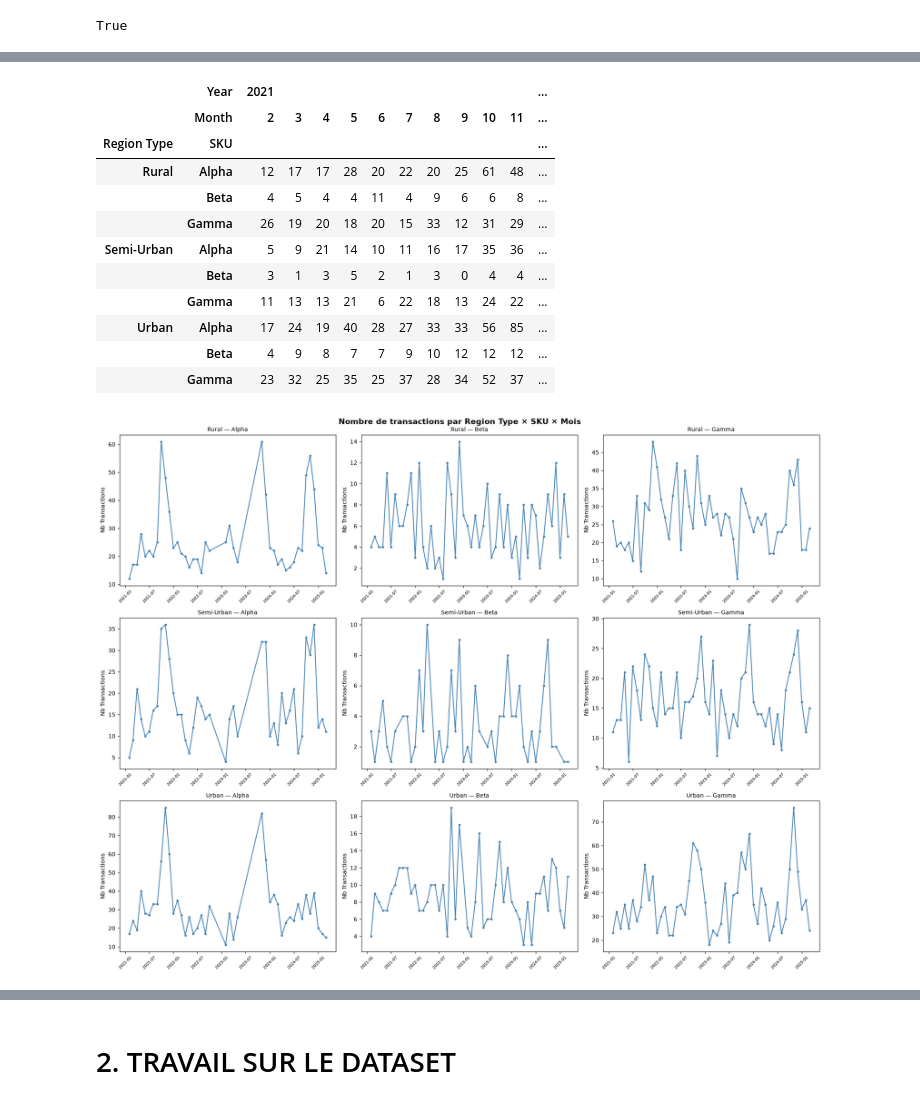
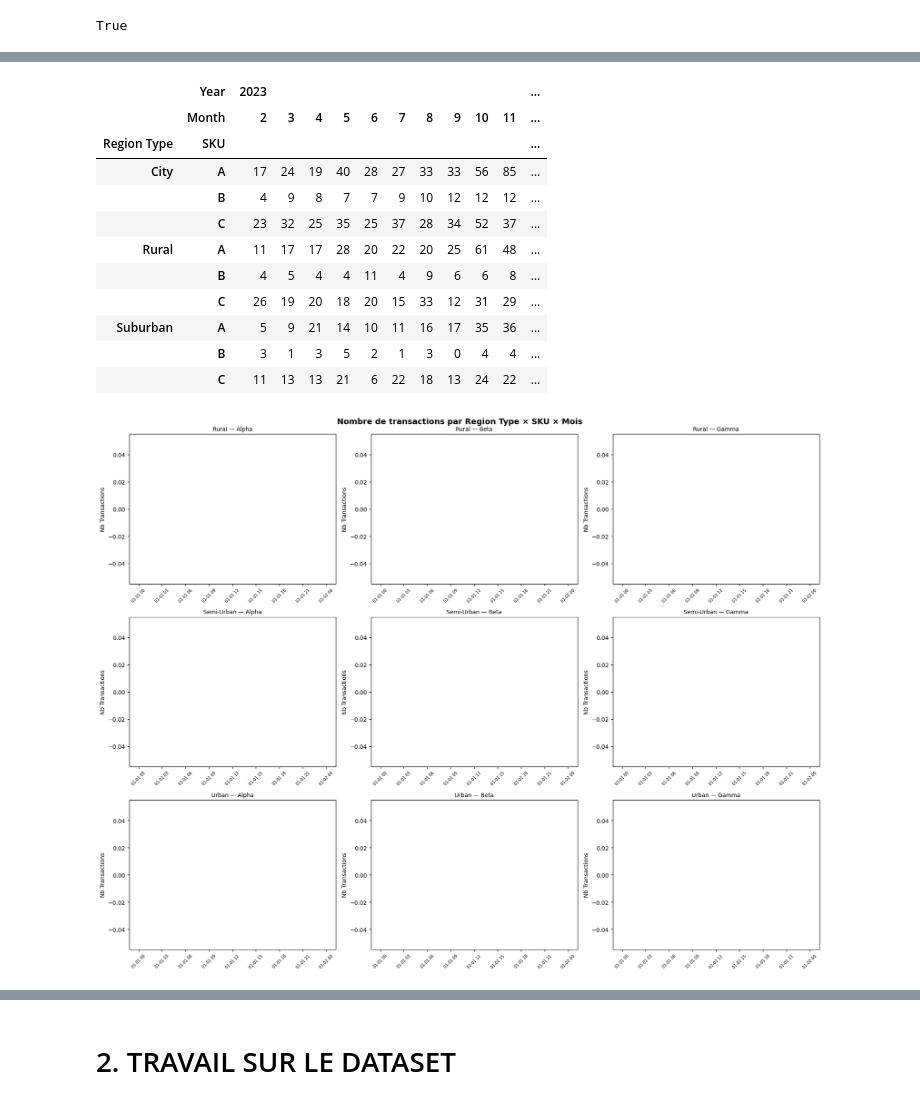
Before and after one commit to GaetanKlopocki/InventoryPrediction, a Jupyter notebook: notebook.ipynb, the cells around one changed output, grey strips where cells are left out. Drawn from its saved outputs; the diff is of its cells as text; code cells hidden in the pictures.

```diff
--- a/notebook.ipynb
+++ b/notebook.ipynb
@@ -9,7 +9,7 @@ import numpy as np
 
 transactions_df = pd.read_csv("data/transactions.csv")
 products_df = pd.read_csv("data/products.csv")
-locations_df = pd.read_csv("data/locations.csv")
+locations_df = pd.read_csv("data/regions.csv")
 
 display(transactions_df.head())
 display(transactions_df.info())
@@ -92,8 +94,8 @@ print("Transactions à Quantity = -1")
 display(transactions_df[transactions_df["Quantity"]==-1])
 
 neg_transactions = transactions_df[transactions_df["Quantity"]==-1]
-keys = neg_transactions.set_index(["Date", "Location ID", "SKU"]).index
+keys = neg_transactions.set_index(["Date", "Loc ID", "SKU"]).index
 print("Transactions à Quantity = -1 et transactions de même propriétés le même jour")
-display(transactions_df[transactions_df.set_index(["Date", "Location ID", "SKU"]).index.isin(keys)])
+display(transactions_df[transactions_df.set_index(["Date", "Loc ID", "SKU"]).index.isin(keys)])
 # %% [output]
 Transactions à Quantity = -1
@@ -186,21 +188,21 @@ problematic[["neg_count", "pos_count", "neg_ids", "pos_ids", "unmatched_ids"]]
 # Trouver les transactions antérieures les plus proches pour les transactions négatives qui n'ont pas de match
 
 # Convertir avant le merge
-transactions_df["Date"] = pd.to_datetime(transactions_df["Date"])
+transactions_df["Date"] = pd.to_datetime(transactions_df["Date"], format="%d/%m/%Y")
 problematic_reset = problematic.reset_index()
-problematic_reset["Date"] = pd.to_datetime(problematic_reset["Date"])
+problematic_reset["Date"] = pd.to_datetime(problematic_reset["Date"], format="%d/%m/%Y")
 
 # Joindre avec les transactions originales pour avoir les Transaction ID
 problematic_txns = transactions_df.merge(
-    problematic_reset[["Date", "Location ID", "SKU", "Value ($)"]],
-    on=["Date", "Location ID", "SKU", "Value ($)"],
+    problematic_reset[["Date", "Loc ID", "SKU", "Value ($)"]],
+    on=["Date", "Loc ID", "SKU", "Value ($)"],
     how="inner"
 )
 
 # Chercher la transaction correspondante (Quantity == 1) à la date la plus proche antérieure
 left = problematic_txns.sort_values("Date")
 
-right = (transactions_df[transactions_df["Quantity"] == 1][["Date", "Location ID", "SKU", "Transaction ID", "Value ($)"]]
+right = (transactions_df[transactions_df["Quantity"] == 1][["Date", "Loc ID", "SKU", "Transaction ID", "Value ($)"]]
          .rename(columns={
              "Date": "Date_matched",
              "Transaction ID": "Transaction ID_matched",
@@ -213,10 +215,10 @@ problematic_corresponding_transactions = pd.merge_asof(
     right,
     left_on="Date",
     right_on="Date_matched",
-    by=["Location ID", "SKU"],
+    by=["Loc ID", "SKU"],
     direction="backward"
 )
 
-problematic_corresponding_transactions[["Transaction ID", "Date", "Location ID", "SKU", "Value ($)",
+problematic_corresponding_transactions[["Transaction ID", "Date", "Loc ID", "SKU", "Value ($)",
             "Transaction ID_matched", "Date_matched", "Value ($)_matched"]]
 # %% [output]
@@ -283,8 +284,8 @@ plt.show()
 # %%
 # Vérification de la taille des données d'entrainement par région et par SKU
-density_check_df = transactions_df.merge(locations_df[["Location ID", "Region Type"]], on="Location ID", how="left")
+density_check_df = transactions_df.merge(locations_df[["Loc ID", "Region Type"]], on="Loc ID", how="left")
 
-display(density_check_df.groupby("Location ID").size())
+display(density_check_df.groupby("Loc ID").size())
 display(density_check_df.groupby("Region Type").size())
 display(density_check_df.groupby("SKU").size())
 # %% [output]
@@ -326,47 +327,47 @@ pivot = (density_check_df
 with pd.option_context('display.max_rows', None, 'display.max_columns', None):
     display(pivot)
 # %% [output]
-|  | Year | 2021 |  |  |  |  |  |  |  |  |  | ... |
+|  | Year | 2023 |  |  |  |  |  |  |  |  |  | ... |
 |  | Month | 2 | 3 | 4 | 5 | 6 | 7 | 8 | 9 | 10 | 11 | ... |
 | Region Type | SKU |  |  |  |  |  |  |  |  |  |  | ... |
-| Rural | Alpha | 12 | 17 | 17 | 28 | 20 | 22 | 20 | 25 | 61 | 48 | ... |
-|  | Beta | 4 | 5 | 4 | 4 | 11 | 4 | 9 | 6 | 6 | 8 | ... |
-|  | Gamma | 26 | 19 | 20 | 18 | 20 | 15 | 33 | 12 | 31 | 29 | ... |
-| Semi-Urban | Alpha | 5 | 9 | 21 | 14 | 10 | 11 | 16 | 17 | 35 | 36 | ... |
-|  | Beta | 3 | 1 | 3 | 5 | 2 | 1 | 3 | 0 | 4 | 4 | ... |
-|  | Gamma | 11 | 13 | 13 | 21 | 6 | 22 | 18 | 13 | 24 | 22 | ... |
-| Urban | Alpha | 17 | 24 | 19 | 40 | 28 | 27 | 33 | 33 | 56 | 85 | ... |
-|  | Beta | 4 | 9 | 8 | 7 | 7 | 9 | 10 | 12 | 12 | 12 | ... |
-|  | Gamma | 23 | 32 | 25 | 35 | 25 | 37 | 28 | 34 | 52 | 37 | ... |
+| City | A | 17 | 24 | 19 | 40 | 28 | 27 | 33 | 33 | 56 | 85 | ... |
+|  | B | 4 | 9 | 8 | 7 | 7 | 9 | 10 | 12 | 12 | 12 | ... |
+|  | C | 23 | 32 | 25 | 35 | 25 | 37 | 28 | 34 | 52 | 37 | ... |
+| Rural | A | 11 | 17 | 17 | 28 | 20 | 22 | 20 | 25 | 61 | 48 | ... |
+|  | B | 4 | 5 | 4 | 4 | 11 | 4 | 9 | 6 | 6 | 8 | ... |
+|  | C | 26 | 19 | 20 | 18 | 20 | 15 | 33 | 12 | 31 | 29 | ... |
+| Suburban | A | 5 | 9 | 21 | 14 | 10 | 11 | 16 | 17 | 35 | 36 | ... |
+|  | B | 3 | 1 | 3 | 5 | 2 | 1 | 3 | 0 | 4 | 4 | ... |
+|  | C | 11 | 13 | 13 | 21 | 6 | 22 | 18 | 13 | 24 | 22 | ... |
 # %%
 # Représentation visuelle des données du dataset
 
 fig, axes = plt.subplots(3, 3, figsize=(18, 14))
 fig.suptitle("Nombre de transactions par Region Type × SKU × Mois", fontsize=14, fontweight="bold")
 
 for i, region in enumerate(["Rural", "Semi-Urban", "Urban"]):
-    for j, sku in enumerate(["Alpha", "Beta", "Gamma"]):
+    for j, sku in enumerate(["A", "A", "C"]):
         ax = axes[i, j]
 
         subset = density_check_df[
             (density_check_df["Region Type"] == region) &
             (density_check_df["SKU"] == sku)
         ].groupby(["Year", "Month"]).size().reset_index(name="Nb_Transactions")
 
         subset["Période"] = pd.to_datetime(
             subset["Year"].astype(str) + "-" + subset["Month"].astype(str).str.zfill(2)
         )
 
         ax.plot(subset["Période"], subset["Nb_Transactions"],
                 color="steelblue", marker="o", markersize=3)
         ax.set_title(f"{region} — {sku}", fontsize=10)
         ax.set_ylabel("Nb Transactions")
         ax.tick_params(axis="x", rotation=45, labelsize=7)
 
 plt.tight_layout()
 plt.show()
 # %% [output]
-[figure, old version]
+[figure, new version]
 # %% [markdown]
 # Conclusions de l'EDA
 
```
Also changed, not shown: parts of 13 cells of this notebook, 4 other files.
